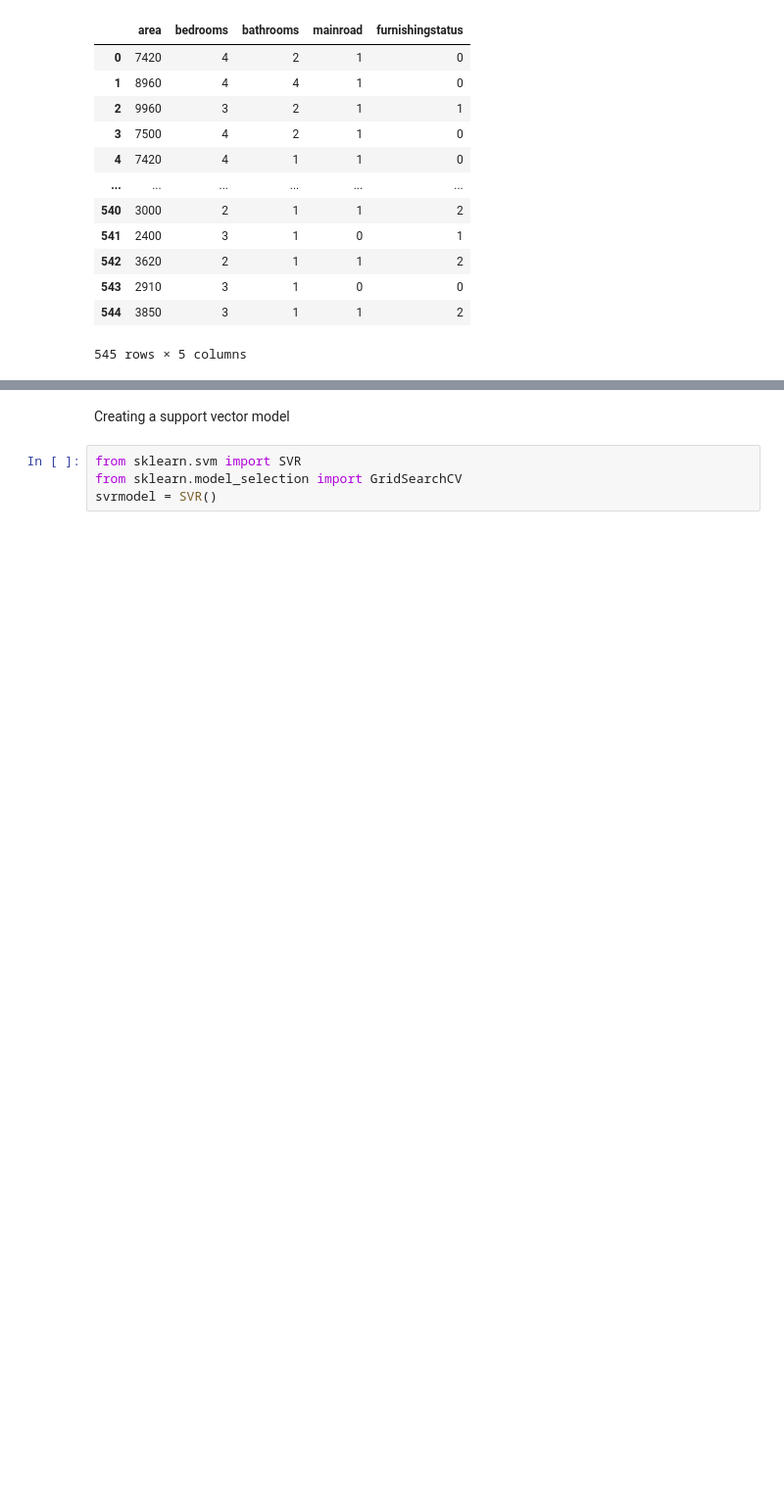
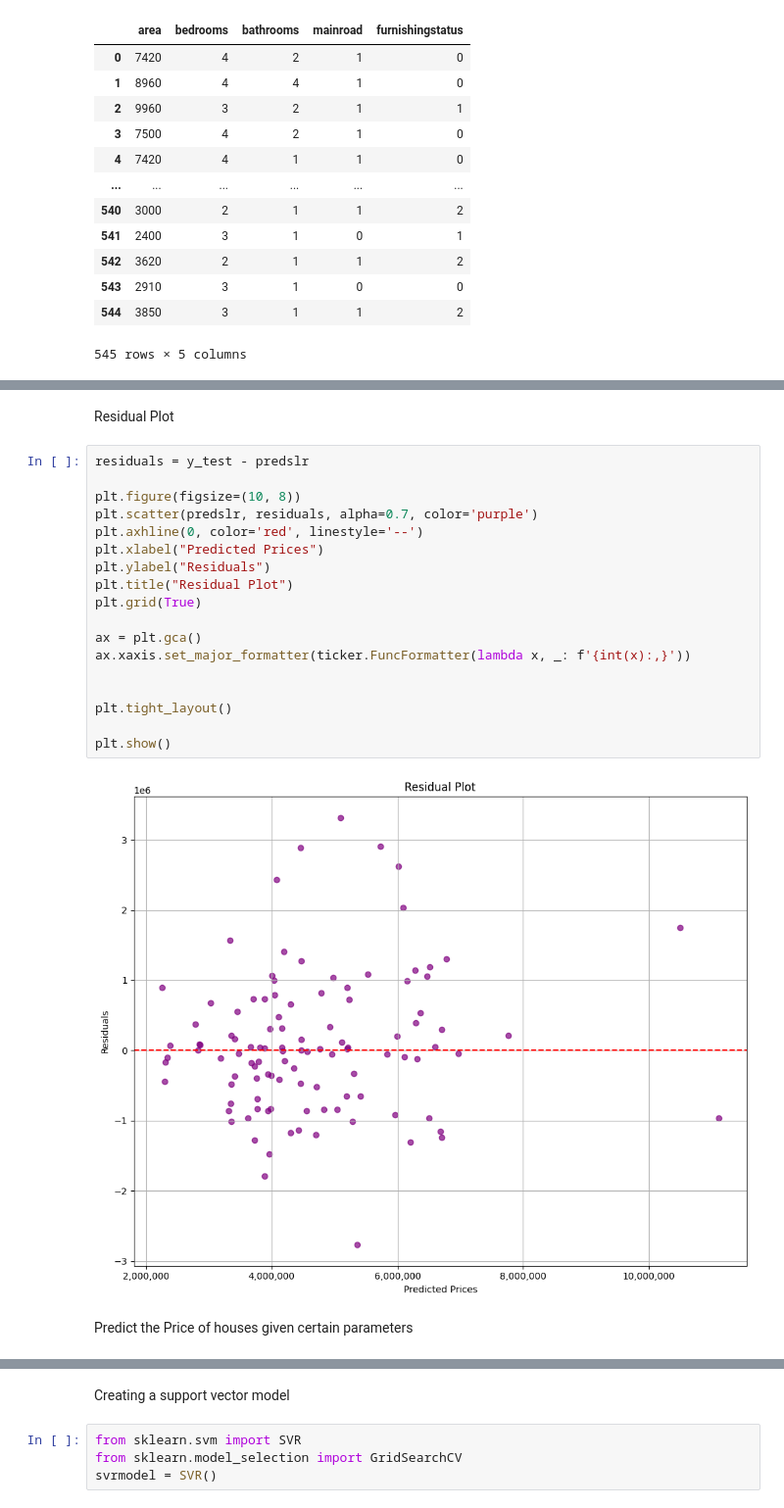
Before and after one commit to codewgarrett/House-Price-Prediction, a Jupyter notebook: HousePricePrediction.ipynb, the cells around one changed output, grey strips where cells are left out. Shown at 98% size. Cells and saved outputs as stored; diff of their text form; blank space fills up the shorter version.

```diff
--- a/HousePricePrediction.ipynb
+++ b/HousePricePrediction.ipynb
@@ -283,0 +314,24 @@ Root mean squared error on model is 1337827.8503302601
+# %% [markdown]
+Residual Plot
+# %%
+residuals = y_test - predslr
+
+plt.figure(figsize=(10, 8))
+plt.scatter(predslr, residuals, alpha=0.7, color='purple')
+plt.axhline(0, color='red', linestyle='--')
+plt.xlabel("Predicted Prices")
+plt.ylabel("Residuals")
+plt.title("Residual Plot")
+plt.grid(True)
+
+ax = plt.gca()
+ax.xaxis.set_major_formatter(ticker.FuncFormatter(lambda x, _: f'{int(x):,}'))
+
+
+plt.tight_layout()
+
+plt.show()
+# %% [output]
+[figure, added]
+# %% [markdown]
+Predict the Price of houses given certain parameters
```
Also changed, not shown: parts of 13 cells of this notebook.
